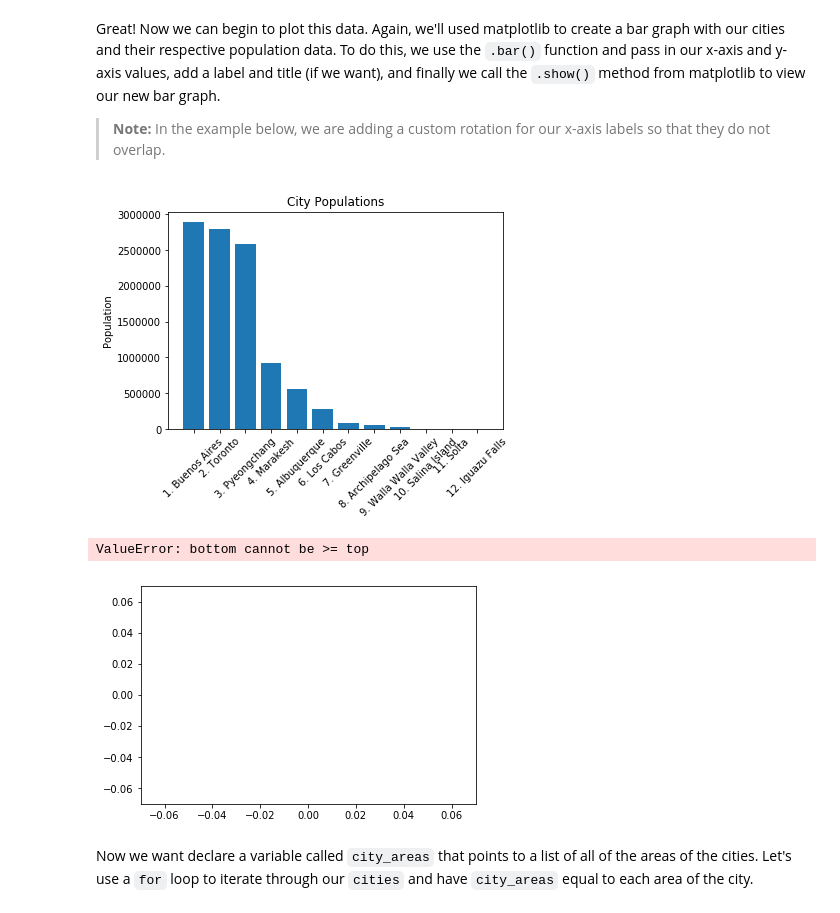
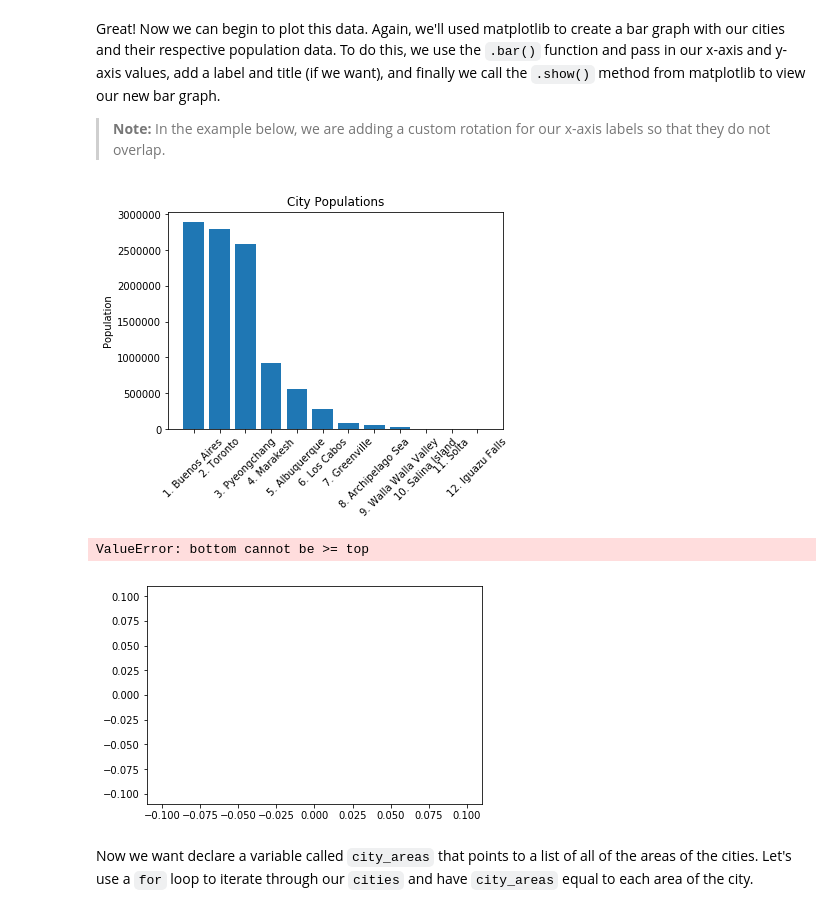
Before and after one commit to UpwardTrajectory/dsc-1-01-20-looping-over-collections-lab-seattle-ds-career-040119, a Jupyter notebook: index.ipynb, the cells around one changed output. Cells and saved outputs as stored; diff of their text form; code cells hidden in the pictures.

```diff
--- a/index.ipynb
+++ b/index.ipynb
@@ -168,18 +168,18 @@ Great! Now we can begin to plot this data. Again, we'll used matplotlib to creat
 # %%
 plt.bar(names_and_ranks, city_populations)
 plt.xticks(rotation=45)
 plt.ylabel('Population')
 plt.title('City Populations')
 #plt.xticks(size = 12)
 plt.show()
-plt.margins(0.2)
+plt.margins(0.6)
 plt.subplots_adjust(bottom = 1.25)
 #fig.autofmt_xdate(bottom=0.2, rotation=45, ha='right')
 #plt.setp(axs[1].xaxis.get_majorticklabels(), rotation=70, horizontalalignment = 'right' )
 # %% [output]
 [figure]
 ValueError: bottom cannot be >= top
-[figure, old version]
+[figure, new version]
 # %% [markdown]
 Now we want declare a variable called `city_areas` that points to a list of all of the areas of the cities.  Let's use a `for` loop to iterate through our `cities` and have `city_areas` equal to each area of the city.
 # %%
```
